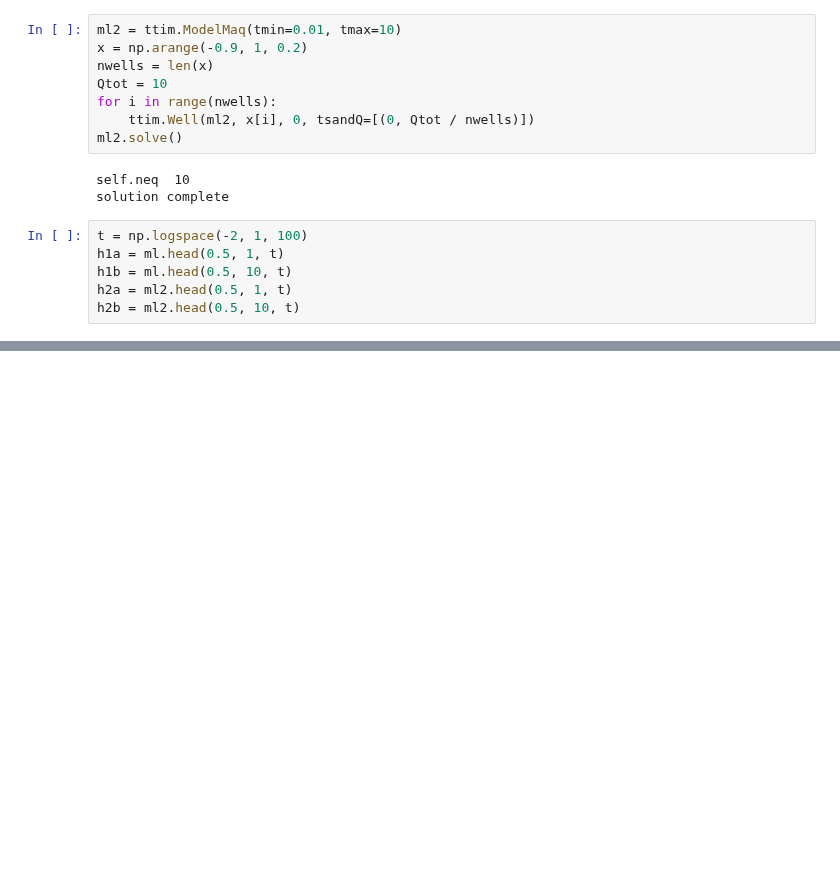
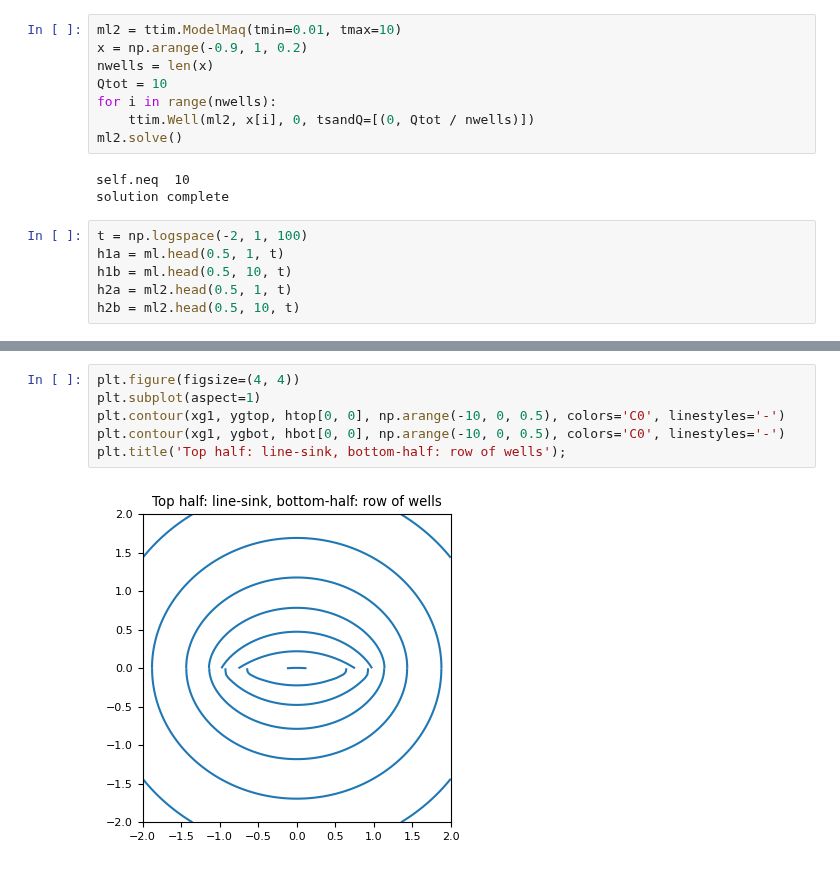
Before and after one commit to mbakker7/ttim, a Jupyter notebook: docs/03examples/compare_wells_linesink.ipynb, the cells around one changed output, grey strips where cells are left out. Saved outputs shown, nothing was run; the diff lists cells and outputs as text; blank space fills up the shorter version.

```diff
--- a/docs/03examples/compare_wells_linesink.ipynb
+++ b/docs/03examples/compare_wells_linesink.ipynb
@@ -49,0 +60,8 @@ ml2.contour([-2, 2, -2, 2], [40, 40], t=5)
+# %%
+plt.figure(figsize=(4, 4))
+plt.subplot(aspect=1)
+plt.contour(xg1, ygtop, htop[0, 0], np.arange(-10, 0, 0.5), colors='C0', linestyles='-')
+plt.contour(xg1, ygbot, hbot[0, 0], np.arange(-10, 0, 0.5), colors='C0', linestyles='-')
+plt.title('Top half: line-sink, bottom-half: row of wells');
+# %% [output]
+[figure, added]
```
Also changed, not shown: parts of 4 cells of this notebook, 2 other files.
